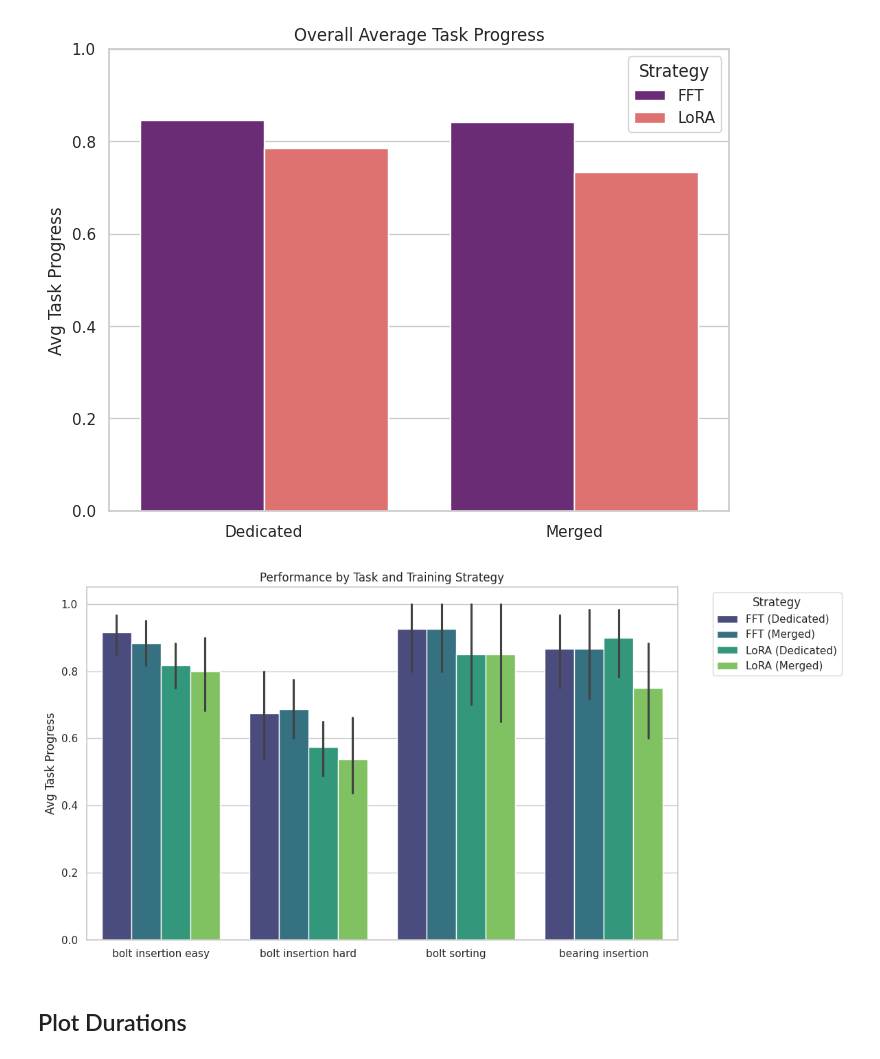
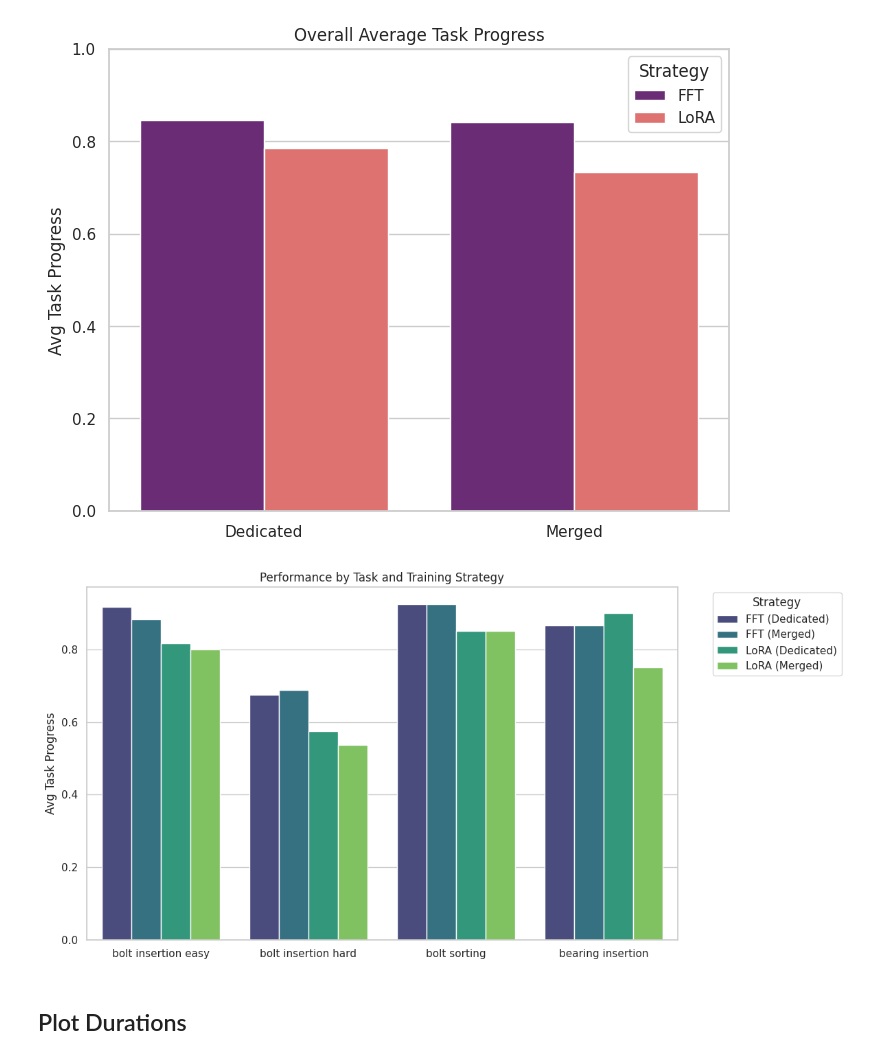
Before and after one commit to F-Fer/lerobot_ur5e_gello, a Jupyter notebook: notebooks/model_performance_analysis.ipynb, the cells around one changed output. Saved outputs shown, nothing was run; the diff lists cells and outputs as text; code cells hidden in the pictures.

Commit message:
remove error bars from performace plot

```diff
--- a/notebooks/model_performance_analysis.ipynb
+++ b/notebooks/model_performance_analysis.ipynb
@@ -337,35 +337,36 @@ method_order = [
     "FFT (Merged)",
     "LoRA (Dedicated)",
     "LoRA (Merged)",
 ]
 
 # optional: also fix x-axis order
 task_order = [
     "bolt insertion easy",
     "bolt insertion hard",
     "bolt sorting",
     "bearing insertion",
 ]
 
 df['task_str'] = df['task'].apply(lambda x: task_stings[x])
 
 sns.barplot(
     data=df.sort_values(by="task"),
     x="task_str",
     y="task_progress",
     hue="Method",
     order=task_order,
     hue_order=method_order,
-    palette="viridis"
+    palette="viridis",
+    errorbar=None,
 )
 plt.title("Performance by Task and Training Strategy")
 plt.ylabel("Avg Task Progress")
 plt.xlabel("")
 plt.legend(title="Strategy", bbox_to_anchor=(1.05, 1), loc='upper left')
 plt.tight_layout()
 plt.show()
 # %% [output]
-[figure, old version]
+[figure, new version]
 # %% [markdown]
 ## Plot Durations
 # %%
```
